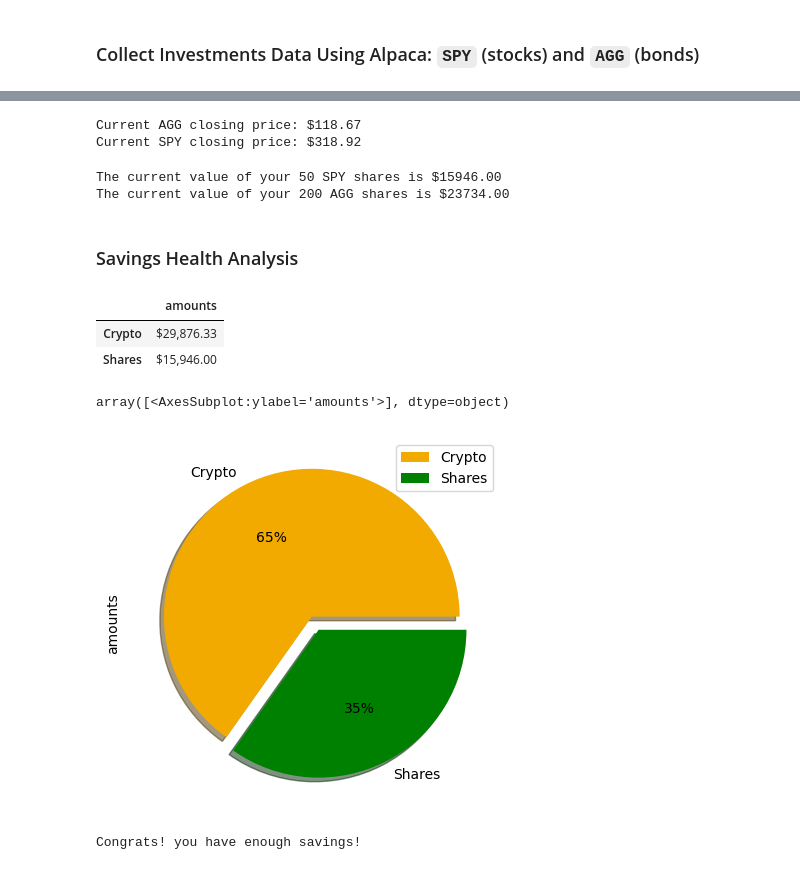
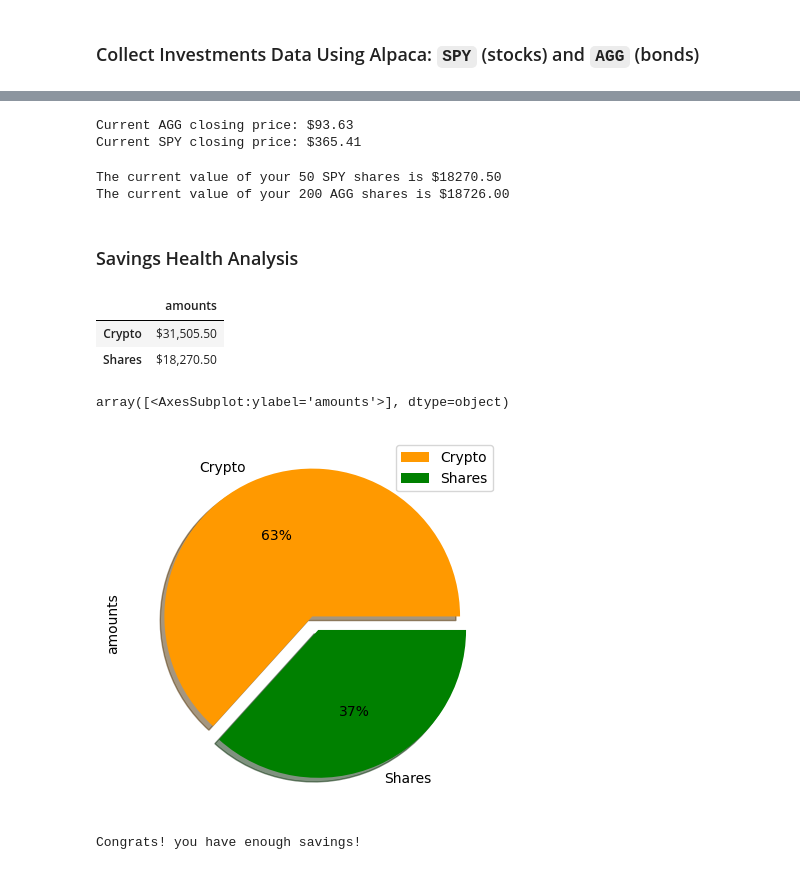
Before and after one commit to Olegreg762/FintechBootcamp, a Jupyter notebook: api_homework/financial-planner.ipynb, the cells around one changed output, grey strips where cells are left out. Saved outputs shown, nothing was run; the diff lists cells and outputs as text; code cells hidden in the pictures.

```diff
--- a/api_homework/financial-planner.ipynb
+++ b/api_homework/financial-planner.ipynb
@@ -58,7 +58,7 @@ alpaca_secret_key = os.getenv('ALPACA_SECRET_KEY')
 alpaca = tradeapi.REST(alpaca_api_key, alpaca_secret_key, api_version='v2')
 # %%
 # Format current date as ISO format
-today = pd.Timestamp("2020-07-14", tz="America/New_York").isoformat()
+today = pd.Timestamp("2022-10-20", tz="America/New_York").isoformat()
 
 # Set the tickers
 tickers = ['AGG', 'SPY']
@@ -92,8 +92,8 @@ spy_close_price = float(portfolio['SPY']['close'])
 print(f"Current AGG closing price: ${agg_close_price}")
 print(f"Current SPY closing price: ${spy_close_price}")
 # %% [output]
-Current AGG closing price: $118.67
-Current SPY closing price: $318.92
+Current AGG closing price: $93.63
+Current SPY closing price: $365.41
 # %%
 # Compute the current value of shares
 my_agg_value = agg_close_price * my_agg
@@ -102,8 +102,8 @@ my_spy_value = spy_close_price * my_spy
 print(f"The current value of your {my_spy} SPY shares is ${my_spy_value:0.2f}")
 print(f"The current value of your {my_agg} AGG shares is ${my_agg_value:0.2f}")
 # %% [output]
-The current value of your 50 SPY shares is $15946.00
-The current value of your 200 AGG shares is $23734.00
+The current value of your 50 SPY shares is $18270.50
+The current value of your 200 AGG shares is $18726.00
 # %% [markdown]
 ### Savings Health Analysis
 # %%
@@ -121,16 +121,14 @@ df_savings = pd.DataFrame(savings_data, index=names)
 df_savings.style.format('${:,.2f}')
 # %% [output]
 |  | amounts |
-| Crypto | $29,876.33 |
-| Shares | $15,946.00 |
+| Crypto | $31,505.50 |
+| Shares | $18,270.50 |
 # %%
 # Plot savings pie chart
-colors= ['#f2a900', 'green']
-explode= (.05, .05)
-df_savings.plot(kind='pie',shadow=True, colors=colors , explode=explode, subplots=True, autopct='%1.0f%%')
+df_savings.plot(kind='pie',shadow=True, colors= ['#FF9900', 'green'] , explode=(.05, .05), subplots=True, autopct='%1.0f%%')
 # %% [output]
 array([<AxesSubplot:ylabel='amounts'>], dtype=object)
-[figure, old version]
+[figure, new version]
 # %%
 # Set ideal emergency fund
 emergency_fund = monthly_income * 3
```
Also changed, not shown: parts of 14 cells of this notebook, 2 other files.
